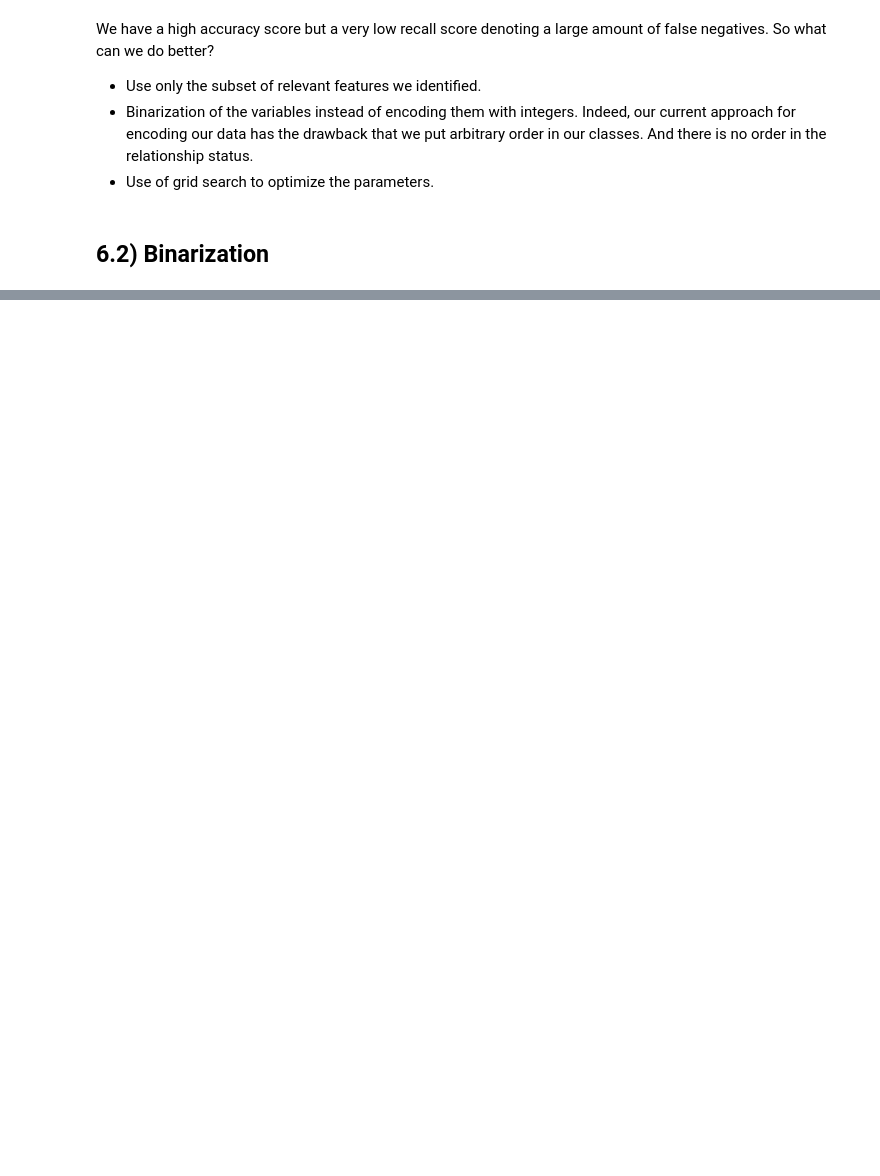
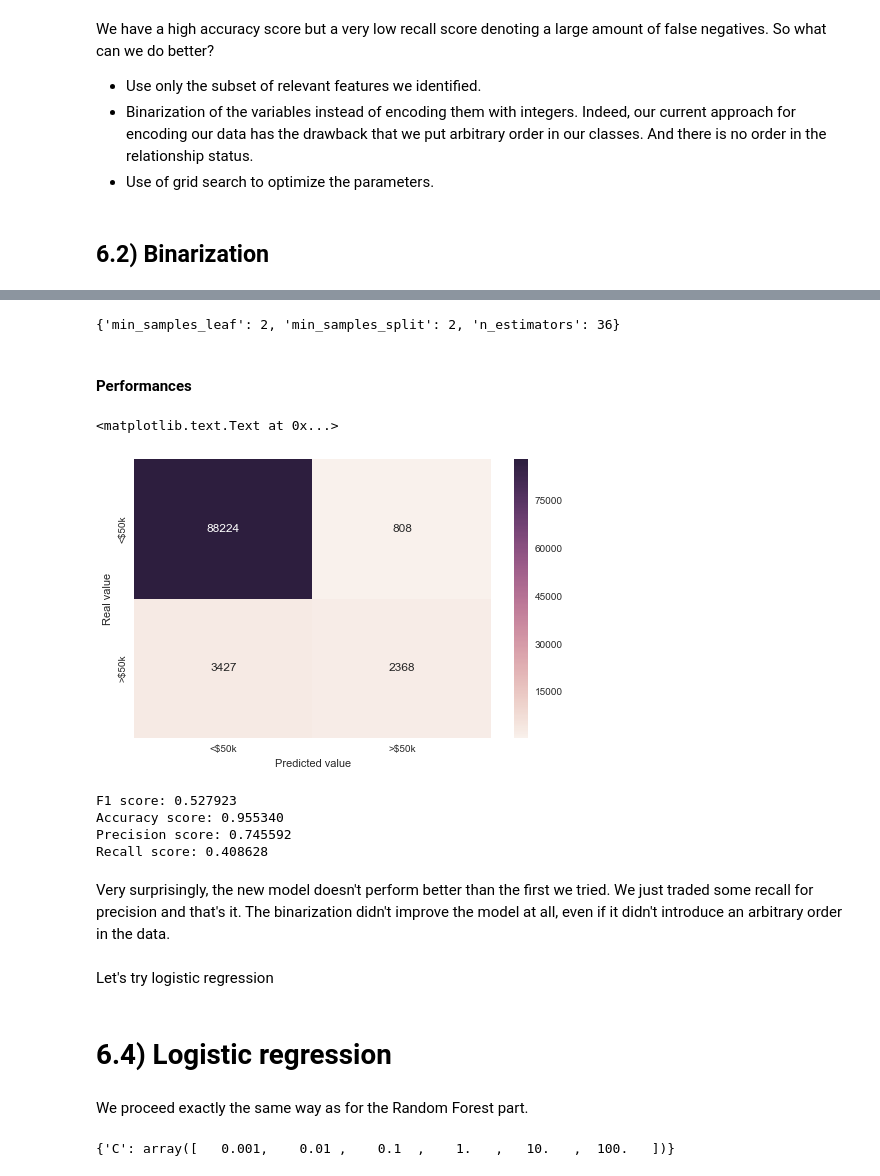
Before and after one commit to Threynaud/us_census, a Jupyter notebook: us_census_analysis.ipynb, the cells around one changed output, grey strips where cells are left out. Saved outputs shown, nothing was run; the diff lists cells and outputs as text; code cells hidden in the pictures; blank space fills up the shorter version.

```diff
--- a/us_census_analysis.ipynb
+++ b/us_census_analysis.ipynb
@@ -391,0 +404,3 @@ data_test = pd.get_dummies(data_test).drop(["sex_Male", "income_- 50000."], axis
+# %%
+X_train, y_train = data_train[data_train.columns - ['income_50000+.']], data_train['income_50000+.']
+X_test, y_test = data_test[data_test.columns - ['income_50000+.']], data_test['income_50000+.']
@@ -391,0 +411,5 @@ data_test = pd.get_dummies(data_test).drop(["sex_Male", "income_- 50000."], axis
+# %%
+# Define the range of values we want to test
+param_grid_RF = {'min_samples_split': np.arange(1,3),
+              'min_samples_leaf' : np.arange(1, 3),
+              'n_estimators' : np.arange(20, 50, 4)}
@@ -391,0 +421,6 @@ data_test = pd.get_dummies(data_test).drop(["sex_Male", "income_- 50000."], axis
+# %%
+# Initialize the model with 3-folds cross-val
+grid_search_RF = GridSearchCV(RandomForestClassifier(), param_grid_RF, verbose=1, cv=3)
+# %%
+# Fit the model
+grid_search_RF.fit(X_train, y_train)
@@ -391,0 +441,36 @@ data_test = pd.get_dummies(data_test).drop(["sex_Male", "income_- 50000."], axis
+# %%
+# Best parameters
+grid_search_RF.best_params_
+# %% [output]
+{'min_samples_leaf': 2, 'min_samples_split': 2, 'n_estimators': 36}
+# %% [markdown]
+#### Performances
+# %%
+y_pred = grid_search_RF.predict(X_test)
+cm = metrics.confusion_matrix(y_test, y_pred)
+
+plt.figure(figsize=(8,5))
+sns.heatmap(cm, annot=True, fmt="d", xticklabels=["<$50k", ">$50k"], yticklabels=["<$50k", ">$50k"])
+plt.ylabel("Real value")
+plt.xlabel("Predicted value")
+# %% [output]
+<matplotlib.text.Text at 0x...>
+[figure, added]
+# %%
+print ("F1 score: %f" % metrics.f1_score(y_test, y_pred))
+print ("Accuracy score: %f" % metrics.accuracy_score(y_test, y_pred))
+print ("Precision score: %f" % metrics.precision_score(y_test, y_pred))
+print ("Recall score: %f" % metrics.recall_score(y_test, y_pred))
+# %% [output]
+F1 score: 0.527923
+Accuracy score: 0.955340
+Precision score: 0.745592
+Recall score: 0.408628
+# %% [markdown]
+Very surprisingly, the new model doesn't perform better than the first we tried. We just traded some recall for precision and that's it. The binarization didn't improve the model at all, even if it didn't introduce an arbitrary order in the data.
+# %% [markdown]
+Let's try logistic regression
+# %% [markdown]
+# 6.4) Logistic regression
+# %% [markdown]
+We proceed exactly the same way as for the Random Forest part.
@@ -391,0 +481,5 @@ data_test = pd.get_dummies(data_test).drop(["sex_Male", "income_- 50000."], axis
+# %%
+np.set_printoptions(suppress=True)
+print(param_grid_LR)
+# %% [output]
+{'C': array([   0.001,    0.01 ,    0.1  ,    1.   ,   10.   ,  100.   ])}
```
Also changed, not shown: parts of 26 cells of this notebook, 3 other files.
